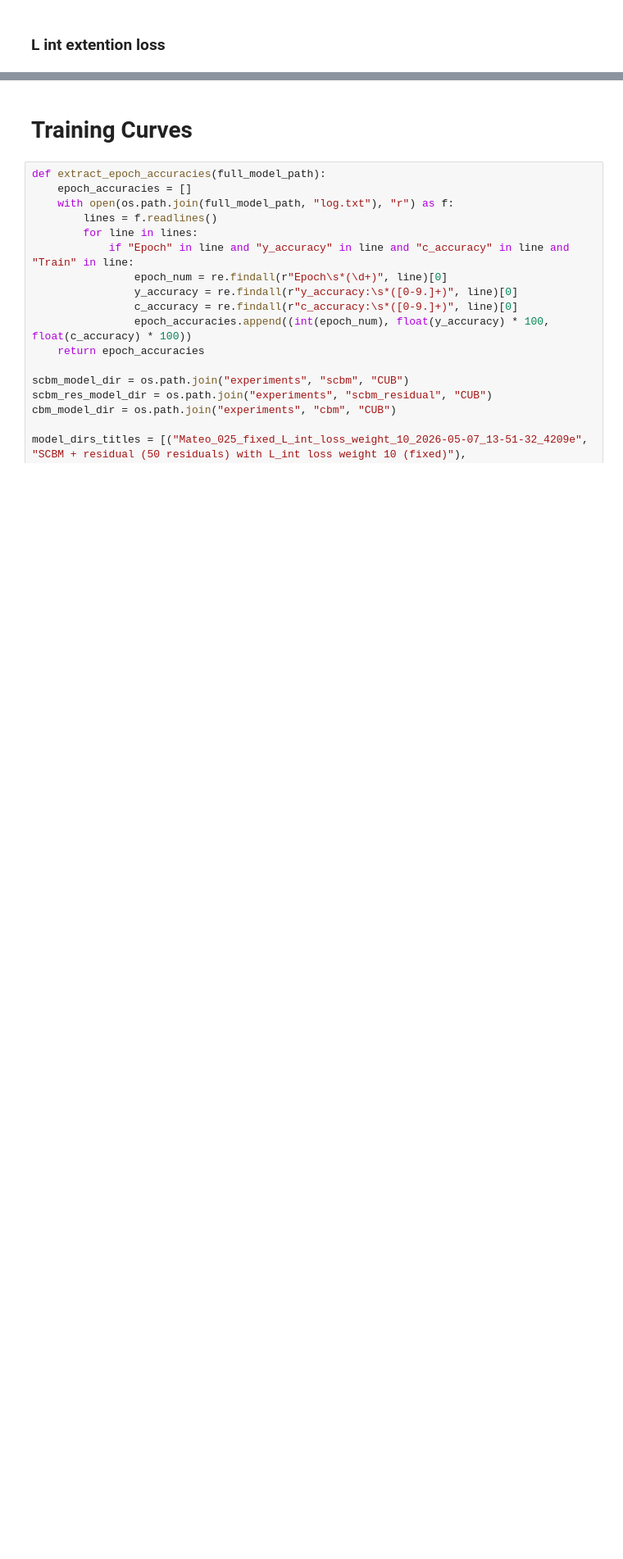
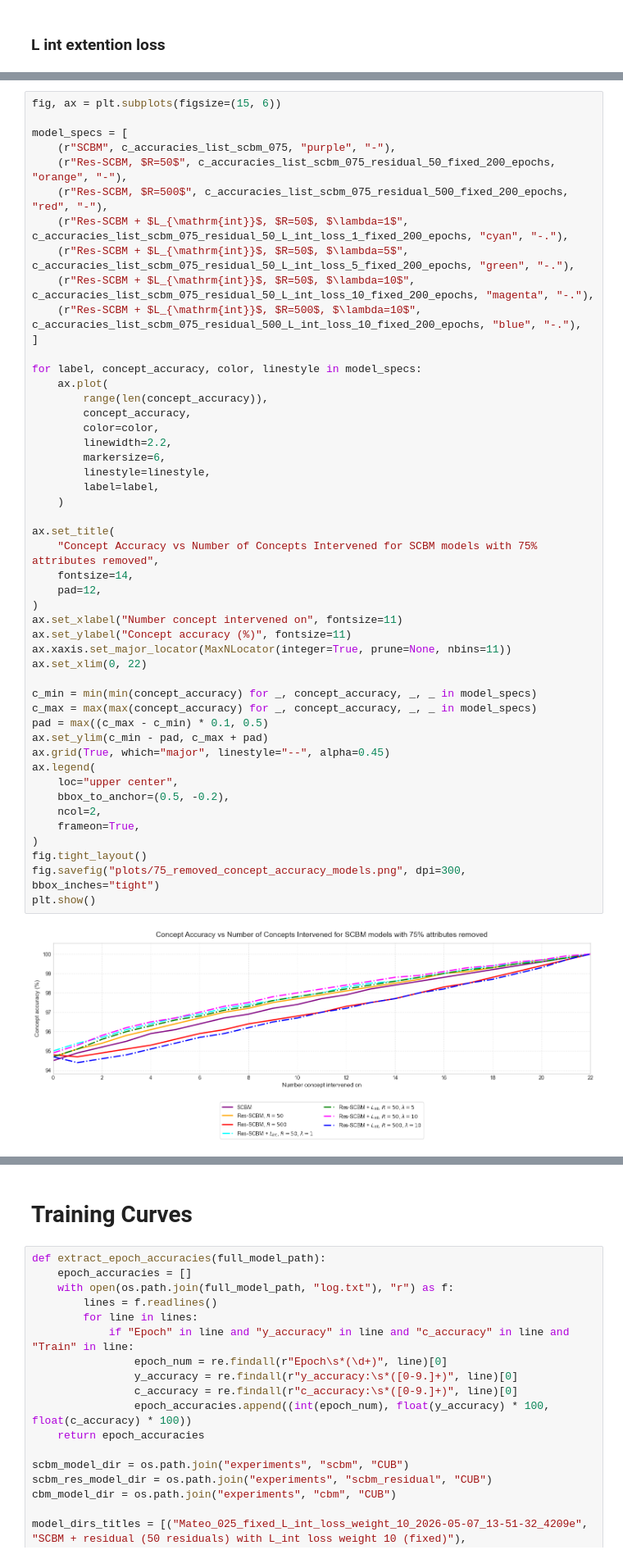
Before and after one commit to stephenmarcou/SCBM_implementation, a Jupyter notebook: results.ipynb, the cells around one changed output, grey strips where cells are left out. Shown at 82% size. Saved outputs shown, nothing was run; the diff lists cells and outputs as text; blank space fills up the shorter version.

```diff
--- a/results.ipynb
+++ b/results.ipynb
@@ -1419,0 +1360,50 @@ display(
+# %%
+fig, ax = plt.subplots(figsize=(15, 6))
+
+model_specs = [
+    (r"SCBM", c_accuracies_list_scbm_075, "purple", "-"),
+    (r"Res-SCBM, $R=50$", c_accuracies_list_scbm_075_residual_50_fixed_200_epochs, "orange", "-"),
+    (r"Res-SCBM, $R=500$", c_accuracies_list_scbm_075_residual_500_fixed_200_epochs, "red", "-"),
+    (r"Res-SCBM + $L_{\mathrm{int}}$, $R=50$, $\lambda=1$", c_accuracies_list_scbm_075_residual_50_L_int_loss_1_fixed_200_epochs, "cyan", "-."),
+    (r"Res-SCBM + $L_{\mathrm{int}}$, $R=50$, $\lambda=5$", c_accuracies_list_scbm_075_residual_50_L_int_loss_5_fixed_200_epochs, "green", "-."),
+    (r"Res-SCBM + $L_{\mathrm{int}}$, $R=50$, $\lambda=10$", c_accuracies_list_scbm_075_residual_50_L_int_loss_10_fixed_200_epochs, "magenta", "-."),
+    (r"Res-SCBM + $L_{\mathrm{int}}$, $R=500$, $\lambda=10$", c_accuracies_list_scbm_075_residual_500_L_int_loss_10_fixed_200_epochs, "blue", "-."),
+]
+
+for label, concept_accuracy, color, linestyle in model_specs:
+    ax.plot(
+        range(len(concept_accuracy)),
+        concept_accuracy,
+        color=color,
+        linewidth=2.2,
+        markersize=6,
+        linestyle=linestyle,
+        label=label,
+    )
+
+ax.set_title(
+    "Concept Accuracy vs Number of Concepts Intervened for SCBM models with 75% attributes removed",
+    fontsize=14,
+    pad=12,
+)
+ax.set_xlabel("Number concept intervened on", fontsize=11)
+ax.set_ylabel("Concept accuracy (%)", fontsize=11)
+ax.xaxis.set_major_locator(MaxNLocator(integer=True, prune=None, nbins=11))
+ax.set_xlim(0, 22)
+
+c_min = min(min(concept_accuracy) for _, concept_accuracy, _, _ in model_specs)
+c_max = max(max(concept_accuracy) for _, concept_accuracy, _, _ in model_specs)
+pad = max((c_max - c_min) * 0.1, 0.5)
+ax.set_ylim(c_min - pad, c_max + pad)
+ax.grid(True, which="major", linestyle="--", alpha=0.45)
+ax.legend(
+    loc="upper center",
+    bbox_to_anchor=(0.5, -0.2),
+    ncol=2,
+    frameon=True,
+)
+fig.tight_layout()
+fig.savefig("plots/75_removed_concept_accuracy_models.png", dpi=300, bbox_inches="tight")
+plt.show()
+# %% [output]
+[figure, added]
```
Also changed, not shown: parts of 10 cells of this notebook, 11 other files.
